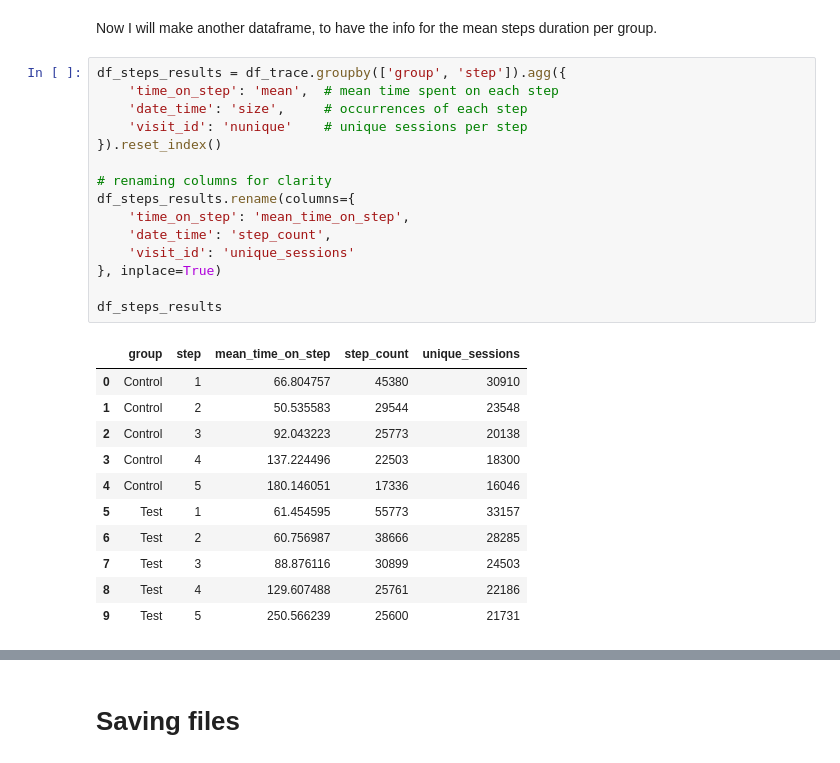
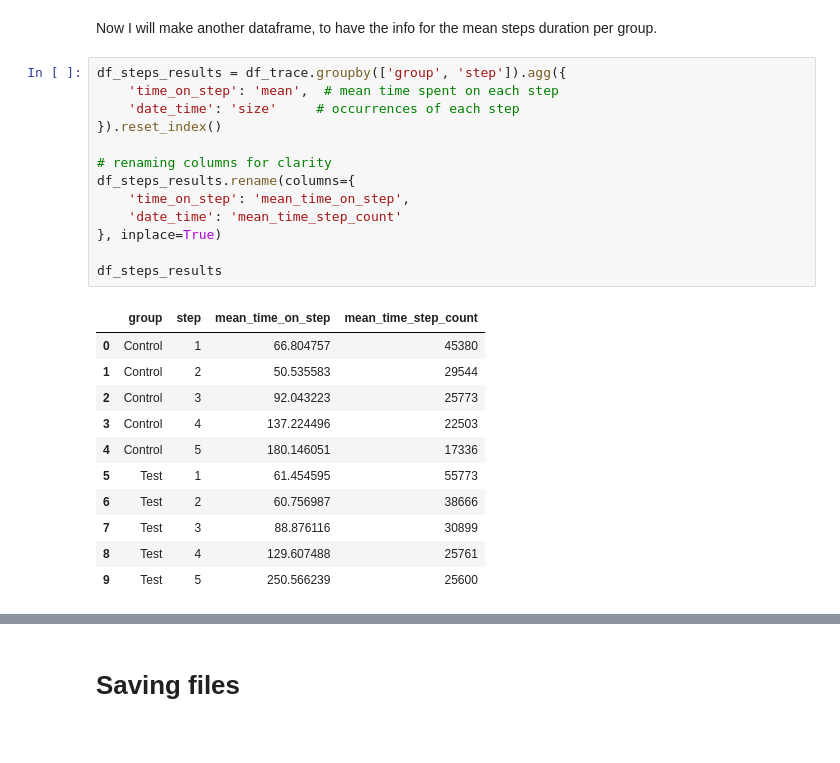
Before and after one commit to dimitsagk/AB_Testing_Analysis, a Jupyter notebook: notebooks/02_Evaluation_metrics_design.ipynb, the cells around one changed output, grey strips where cells are left out. Saved outputs shown, nothing was run; the diff lists cells and outputs as text.

```diff
--- a/notebooks/02_Evaluation_metrics_design.ipynb
+++ b/notebooks/02_Evaluation_metrics_design.ipynb
@@ -190,27 +196,25 @@ Now I will make another dataframe, to have the info for the mean steps duration
 # %%
 df_steps_results = df_trace.groupby(['group', 'step']).agg({
     'time_on_step': 'mean',  # mean time spent on each step
-    'date_time': 'size',     # occurrences of each step
-    'visit_id': 'nunique'    # unique sessions per step
+    'date_time': 'size'     # occurrences of each step
 }).reset_index()
 
 # renaming columns for clarity
 df_steps_results.rename(columns={
     'time_on_step': 'mean_time_on_step',
-    'date_time': 'step_count',
-    'visit_id': 'unique_sessions'
+    'date_time': 'mean_time_step_count'
 }, inplace=True)
 
 df_steps_results
 # %% [output]
-|  | group | step | mean_time_on_step | step_count | unique_sessions |
-| 0 | Control | 1 | 66.804757 | 45380 | 30910 |
-| 1 | Control | 2 | 50.535583 | 29544 | 23548 |
-| 2 | Control | 3 | 92.043223 | 25773 | 20138 |
-| 3 | Control | 4 | 137.224496 | 22503 | 18300 |
-| 4 | Control | 5 | 180.146051 | 17336 | 16046 |
-| 5 | Test | 1 | 61.454595 | 55773 | 33157 |
-| 6 | Test | 2 | 60.756987 | 38666 | 28285 |
-| 7 | Test | 3 | 88.876116 | 30899 | 24503 |
-| 8 | Test | 4 | 129.607488 | 25761 | 22186 |
-| 9 | Test | 5 | 250.566239 | 25600 | 21731 |
+|  | group | step | mean_time_on_step | mean_time_step_count |
+| 0 | Control | 1 | 66.804757 | 45380 |
+| 1 | Control | 2 | 50.535583 | 29544 |
+| 2 | Control | 3 | 92.043223 | 25773 |
+| 3 | Control | 4 | 137.224496 | 22503 |
+| 4 | Control | 5 | 180.146051 | 17336 |
+| 5 | Test | 1 | 61.454595 | 55773 |
+| 6 | Test | 2 | 60.756987 | 38666 |
+| 7 | Test | 3 | 88.876116 | 30899 |
+| 8 | Test | 4 | 129.607488 | 25761 |
+| 9 | Test | 5 | 250.566239 | 25600 |
```
Also changed, not shown: parts of 13 cells of this notebook.
